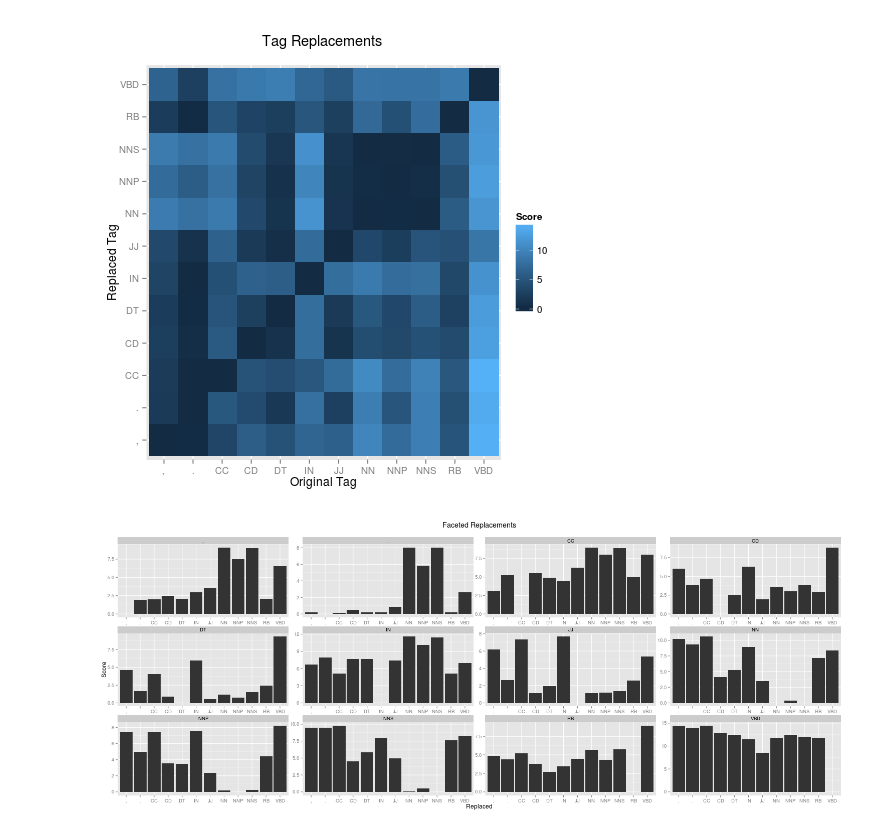
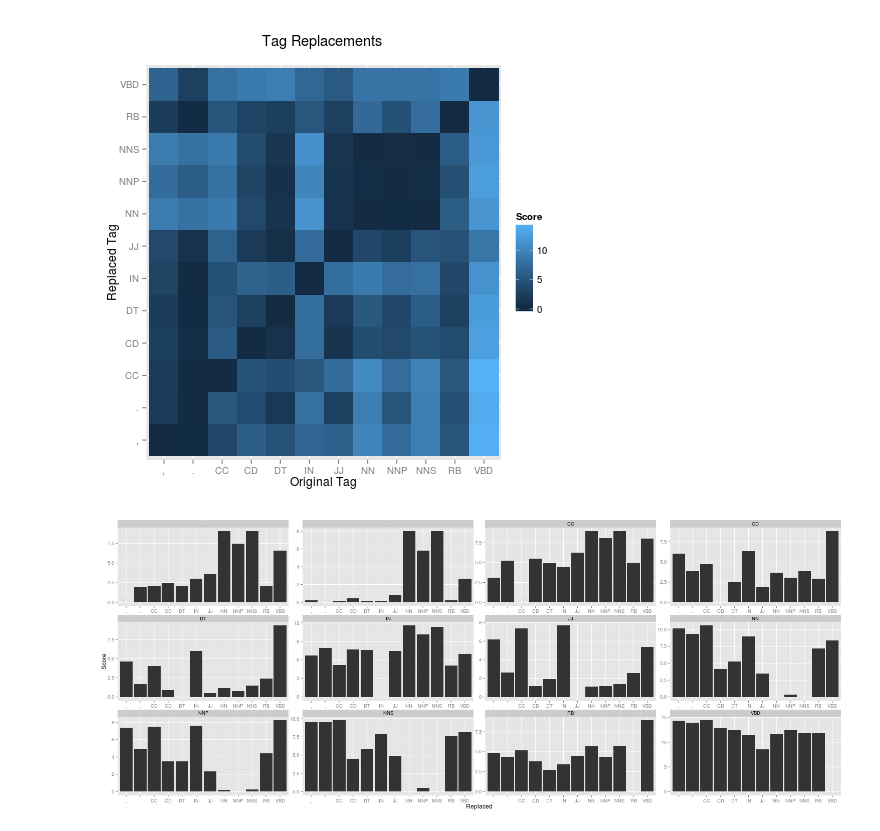
Before and after one commit to srush/PhraseDep, a Jupyter notebook: notebooks/Analysis.ipynb, the cells around one changed output. Drawn from its saved outputs; the diff is of its cells as text; code cells hidden in the pictures.

```diff
--- a/notebooks/Analysis.ipynb
+++ b/notebooks/Analysis.ipynb
@@ -28,10 +28,9 @@ print(p)
 [figure]
 # %%
 %%R -w 1500 -h 600 px
-p <- ggplot(aes(x=RTag, weight=Score), data=df)
-p <- p + geom_bar() + ylab("Score") + xlab("Replaced")
-p <- p + facet_wrap(~OTag, scales="free")
-p <- p + ggtitle("Faceted Replacements\n")
+p <- ggplot(aes(x=RTag, y=Score), data=df)
+p <- p + geom_bar(stat="identity") + ylab("Score") + xlab("Replaced")
+p = p + facet_wrap(~OTag, scales="free")
 print(p)
 # %% [output]
-[figure, old version]
+[figure, new version]
```
Also changed, not shown: parts of 2 cells of this notebook.
